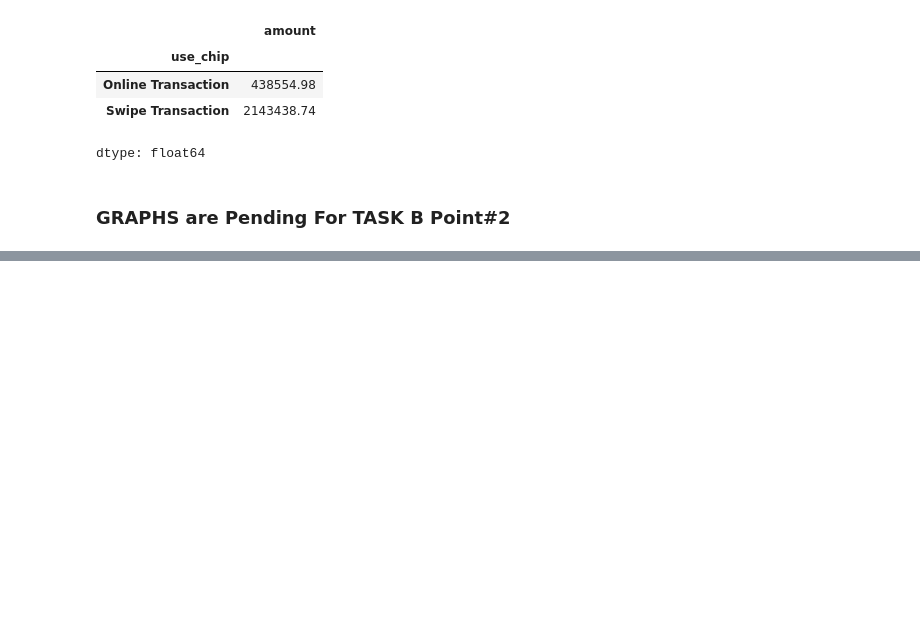
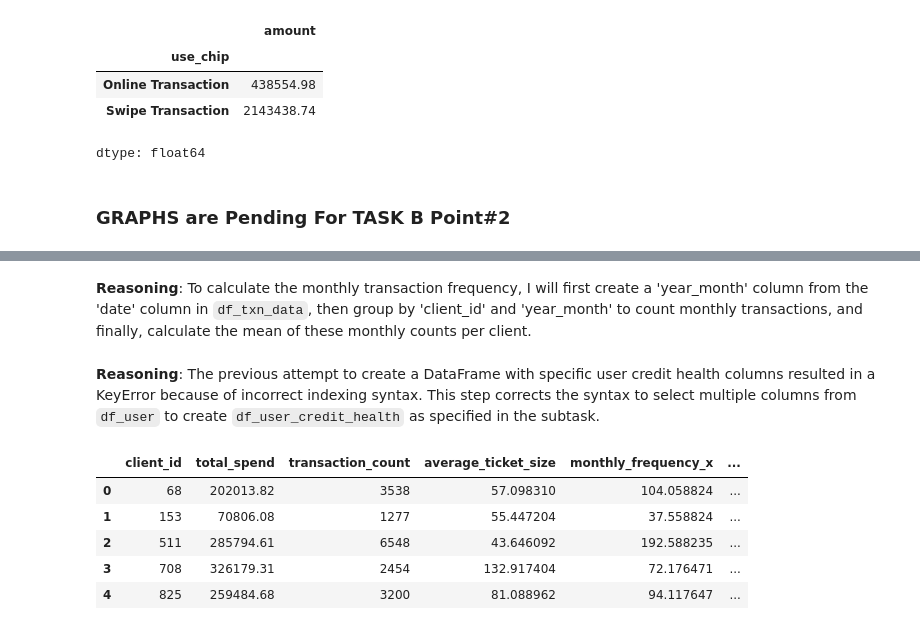
Before and after one commit to pamalsingh/Data_Driven_Analysis, a Jupyter notebook: Pamal_Singh_CPDA_B1.ipynb, the cells around one changed output, grey strips where cells are left out. Cells and saved outputs as stored; diff of their text form; code cells hidden in the pictures; blank space fills up the shorter version.

```diff
--- a/Pamal_Singh_CPDA_B1.ipynb
+++ b/Pamal_Singh_CPDA_B1.ipynb
@@ -360,0 +399,3 @@ dtype: float64
+# %% [markdown]
+**Reasoning**:
+To calculate the monthly transaction frequency, I will first create a 'year_month' column from the 'date' column in `df_txn_data`, then group by 'client_id' and 'year_month' to count monthly transactions, and finally, calculate the mean of these monthly counts per client.
@@ -360,0 +409,12 @@ dtype: float64
+# %% [markdown]
+**Reasoning**:
+The previous attempt to create a DataFrame with specific user credit health columns resulted in a KeyError because of incorrect indexing syntax. This step corrects the syntax to select multiple columns from `df_user` to create `df_user_credit_health` as specified in the subtask.
+# %%
+client_spend_profile.head()
+# %% [output]
+|  | client_id | total_spend | transaction_count | average_ticket_size | monthly_frequency_x | ... |
+| 0 | 68 | 202013.82 | 3538 | 57.098310 | 104.058824 | ... |
+| 1 | 153 | 70806.08 | 1277 | 55.447204 | 37.558824 | ... |
+| 2 | 511 | 285794.61 | 6548 | 43.646092 | 192.588235 | ... |
+| 3 | 708 | 326179.31 | 2454 | 132.917404 | 72.176471 | ... |
+| 4 | 825 | 259484.68 | 3200 | 81.088962 | 94.117647 | ... |
```
Also changed, not shown: parts of 16 cells of this notebook.
